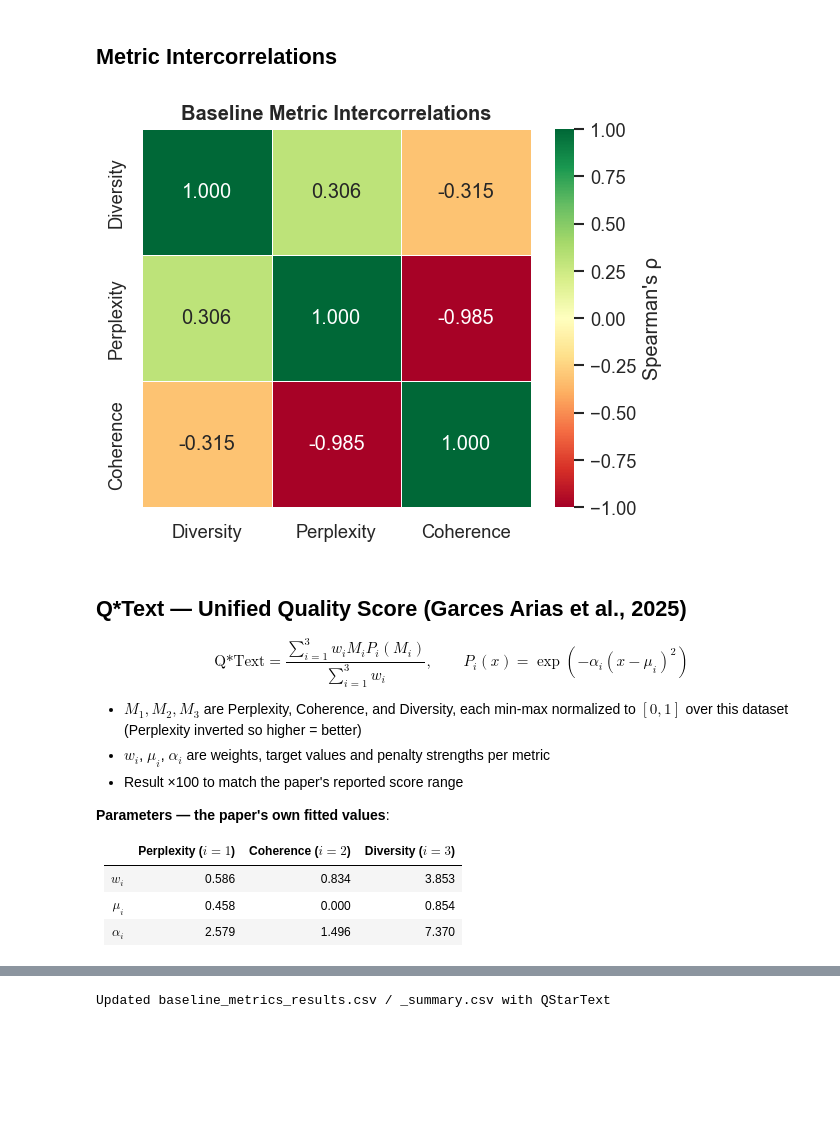
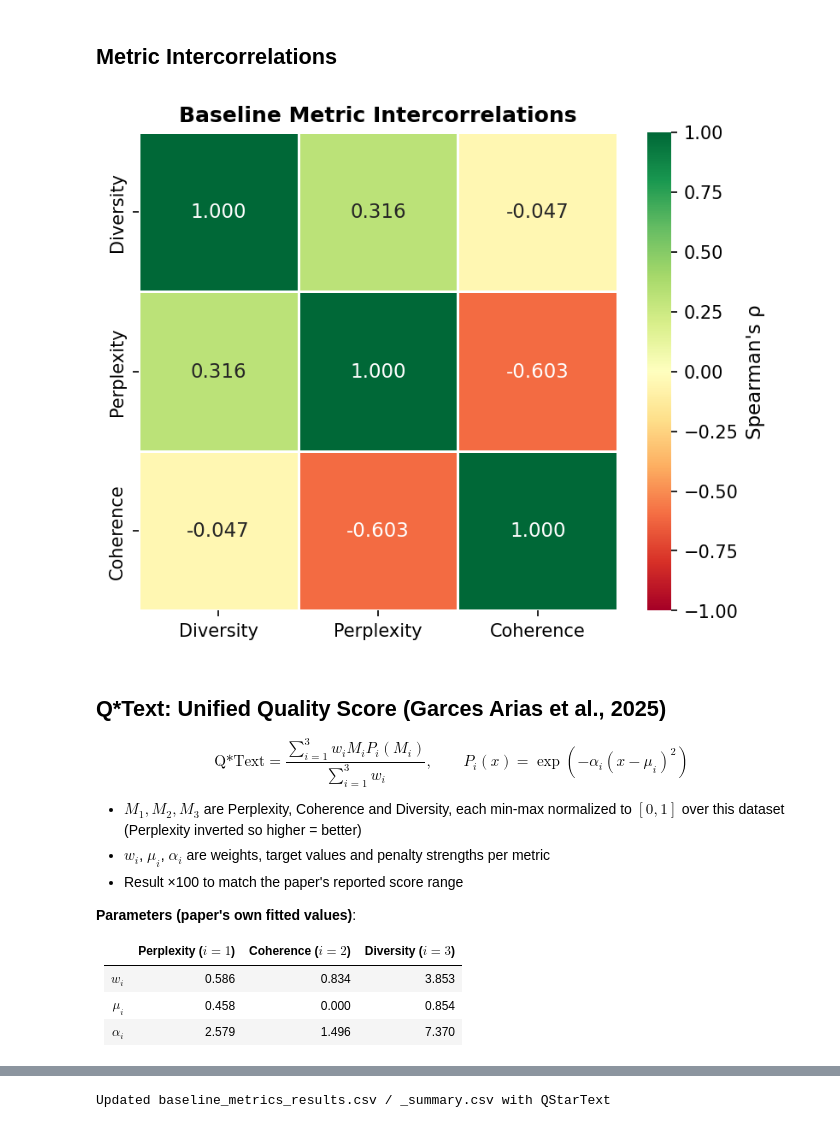
Before and after one commit to thwinner/llm-linguistic-diversity, a Jupyter notebook: metrics/04_baseline_metrics/baselines.ipynb, the cells around one changed output, grey strips where cells are left out. Cells and saved outputs as stored; diff of their text form; code cells hidden in the pictures; blank space fills up the shorter version.

```diff
--- a/metrics/04_baseline_metrics/baselines.ipynb
+++ b/metrics/04_baseline_metrics/baselines.ipynb
@@ -163,25 +288,33 @@ gpt2-large loaded on mps (context window: 1024 tokens)
 # %%
+# Compute perplexity using the scorer model
 @torch.no_grad()
 def compute_perplexity(text, max_tokens=MAX_TOKENS):
-    ''' Compute the perplexity of a text using a GPT-2 model. Returns NaN if the text is too short.'''
+    ''' Compute the perplexity of a text using the scorer model. Returns NaN if the text is too short.'''
+
     # Input text to model and compute loss
     input_ids = tokenizer(text, return_tensors='pt', truncation=True, max_length=max_tokens)['input_ids'].to(DEVICE)
+
     # Only compute perplexity if the text has at least 2 tokens
     if input_ids.shape[1] < 2:
         return np.nan
+
     # Compute the loss and convert it to perplexity
     loss = model(input_ids, labels=input_ids).loss
+
     return float(torch.exp(loss).cpu())
 
-# Load or compute perplexity
-CACHE_PATH = Path('baseline_metrics_results.csv')
+# Load or compute perplexity (cached per domain + scorer model, since both affect the result)
+CACHE_PATH = TABLE_DIR / f'baseline_metrics_results_{MODEL_TAG}.csv'
 KEY_COLS = ['prompt_id', 'source', 'story_id']
 
+# Load cached perplexity if available, otherwise compute it for each text
 if CACHE_PATH.exists():
     cached = pd.read_csv(CACHE_PATH)[KEY_COLS + ['Perplexity']]
     df = df.merge(cached, on=KEY_COLS, how='left')
     print(f'Loaded cached Perplexity for {df["Perplexity"].notna().sum()}/{len(df)} texts (skipped recomputation)')
+
 else:
     df['Perplexity'] = df['text'].progress_apply(compute_perplexity)
+
 print(df['Perplexity'].describe())
 # %% [output]
@@ -204,11 +338,18 @@ Prompt and continuation are each truncated to `MAX_TOKENS`, concatenated, and on
 # %%
 @torch.no_grad()
 def compute_coherence(prompt, text, max_tokens=MAX_TOKENS):
-    ''' Compute the coherence of a text given a prompt using a GPT-2 model. Returns NaN if the text is too short.'''
+    ''' Compute the coherence of a text given a prompt using the scorer model. Returns NaN if the text is too short.'''
+
     # Tokenize the prompt
     prompt_ids = tokenizer(prompt, return_tensors='pt', truncation=True, max_length=max_tokens)['input_ids']
-    # Tokenize the continuation text and check if it has at least 1 token
-    cont_ids = tokenizer(text, return_tensors='pt', truncation=True, max_length=max_tokens)['input_ids']
+
+    # Tokenize the continuation text and check if it has at least 1 token.
+    # add_special_tokens=False: some tokenizers (e.g. OPT's, which prepends </s> as BOS) would
+    # otherwise insert a spurious special token right at the prompt/continuation boundary below
+    cont_ids = tokenizer(text, return_tensors='pt', truncation=True, max_length=max_tokens,
+                          add_special_tokens=False)['input_ids']
+
+    # Only compute coherence if the continuation has at least 1 token
     if cont_ids.shape[1] < 1:
         return np.nan
 
@@ -217,8 +358,10 @@ def compute_coherence(prompt, text, max_tokens=MAX_TOKENS):
     prompt_len = prompt_ids.shape[1]
 
     # Ensure the input does not exceed the model's context window
-    ctx_limit = model.config.n_positions
+    ctx_limit = CTX_LIMIT
     if input_ids.shape[1] > ctx_limit:
+
+        # Truncate the input to fit within the context window, keeping the last `ctx_limit` tokens
         overflow = input_ids.shape[1] - ctx_limit
         input_ids = input_ids[:, overflow:]
         prompt_len = max(prompt_len - overflow, 0)
@@ -227,23 +370,31 @@ def compute_coherence(prompt, text, max_tokens=MAX_TOKENS):
     input_ids = input_ids.to(DEVICE)
     logits = model(input_ids).logits
     log_probs = torch.log_softmax(logits[:, :-1, :], dim=-1)
+
+    # Gather the log probabilities of the continuation tokens (excluding the prompt tokens)
     targets = input_ids[:, 1:]
     token_log_probs = log_probs.gather(2, targets.unsqueeze(-1)).squeeze(-1)
 
     # Compute the mean log probability of the continuation tokens
     cont_start = max(prompt_len - 1, 0)
     cont_log_probs = token_log_probs[:, cont_start:]
+
+    # Return NaN if the continuation has no tokens (e.g., if the prompt was too long and truncated the continuation)
     if cont_log_probs.shape[1] == 0:
         return np.nan
+
     return float(cont_log_probs.mean().cpu())
 
 
-# Load or compute coherence
+# Load or compute coherence (same per-domain + per-scorer cache as Perplexity)
 if CACHE_PATH.exists():
     cached = pd.read_csv(CACHE_PATH)[KEY_COLS + ['Coherence']]
     df = df.merge(cached, on=KEY_COLS, how='left')
+
     print(f'Loaded cached Coherence for {df["Coherence"].notna().sum()}/{len(df)} texts (skipped recomputation)')
+
 else:
     df['Coherence'] = df.progress_apply(lambda r: compute_coherence(r['prompt'], r['text']), axis=1)
+
 print(df['Coherence'].describe())
 # %% [output]
@@ -337,26 +492,26 @@ Coherence       3322.77       0.0000                      ✓
 # %%
 corr_df = df[METRICS].dropna()
 rho_matrix = corr_df.corr(method='spearman')
 
-fig, ax = plt.subplots(figsize=(5, 4))
+fig, ax = plt.subplots(figsize=(5.5, 4.5))
 sns.heatmap(rho_matrix, annot=True, fmt='.3f', cmap='RdYlGn', vmin=-1, vmax=1,
             linewidths=0.5, ax=ax, cbar_kws={'label': "Spearman's ρ"})
 ax.set_title('Baseline Metric Intercorrelations', fontsize=12, fontweight='bold')
 plt.tight_layout()
 plt.savefig(FIG_DIR / 'baseline_metrics_intercorrelation.png', dpi=300, bbox_inches='tight')
 plt.show()
 # %% [output]
-[figure, old version]
+[figure, new version]
 # %% [markdown]
-## Q*Text — Unified Quality Score (Garces Arias et al., 2025)
+## Q*Text: Unified Quality Score (Garces Arias et al., 2025)
 
 $$\text{Q*Text} = \frac{\sum_{i=1}^{3} w_i M_i P_i(M_i)}{\sum_{i=1}^{3} w_i}, \qquad P_i(x) = \exp(-\alpha_i (x-\mu_i)^2)$$
 
-- $M_1, M_2, M_3$ are Perplexity, Coherence, and Diversity, each min-max normalized to $[0,1]$ over this dataset (Perplexity inverted so higher = better)
+- $M_1, M_2, M_3$ are Perplexity, Coherence and Diversity, each min-max normalized to $[0,1]$ over this dataset (Perplexity inverted so higher = better)
 - $w_i$, $\mu_i$, $\alpha_i$ are weights, target values and penalty strengths per metric
 - Result ×100 to match the paper's reported score range
 
-**Parameters — the paper's own fitted values**:
+**Parameters (paper's own fitted values)**:
 
 | | Perplexity ($i=1$) | Coherence ($i=2$) | Diversity ($i=3$) |
 |---|---|---|---|
```
Also changed, not shown: parts of 24 cells of this notebook, 15 other files.
